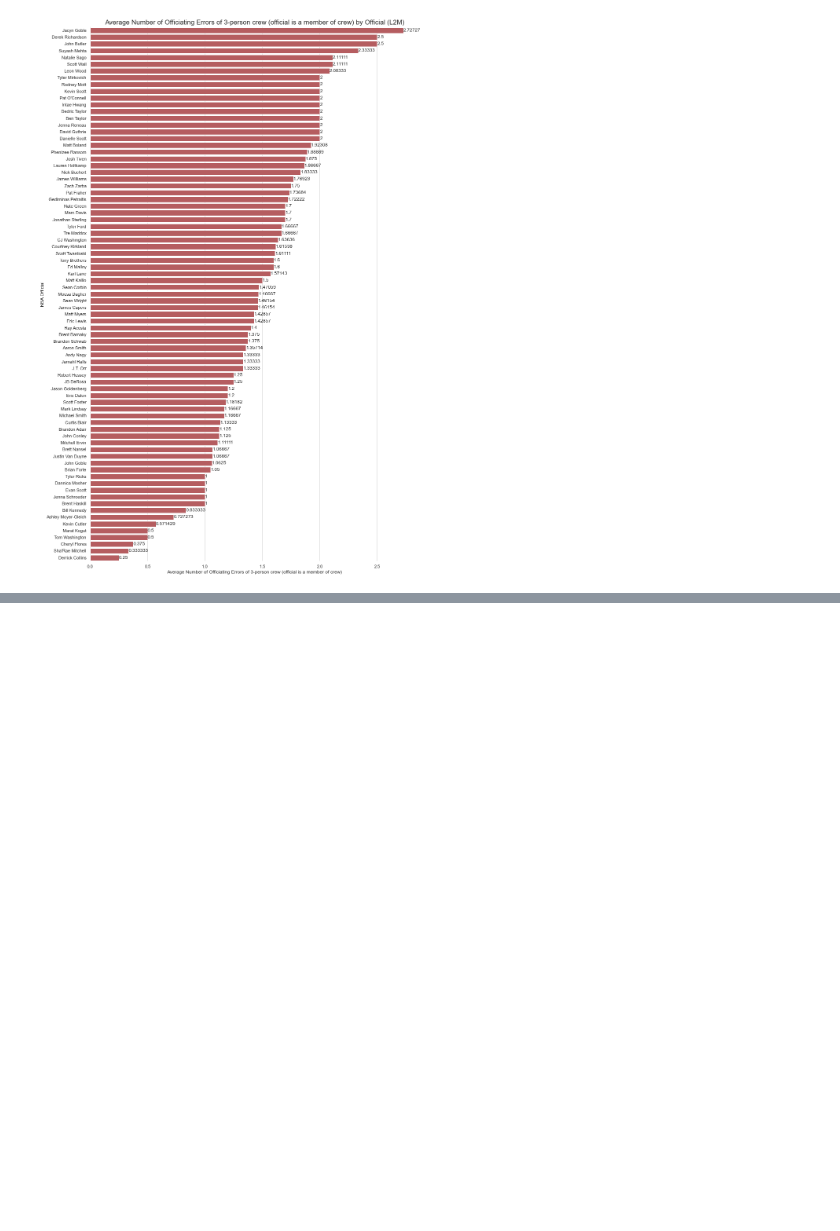
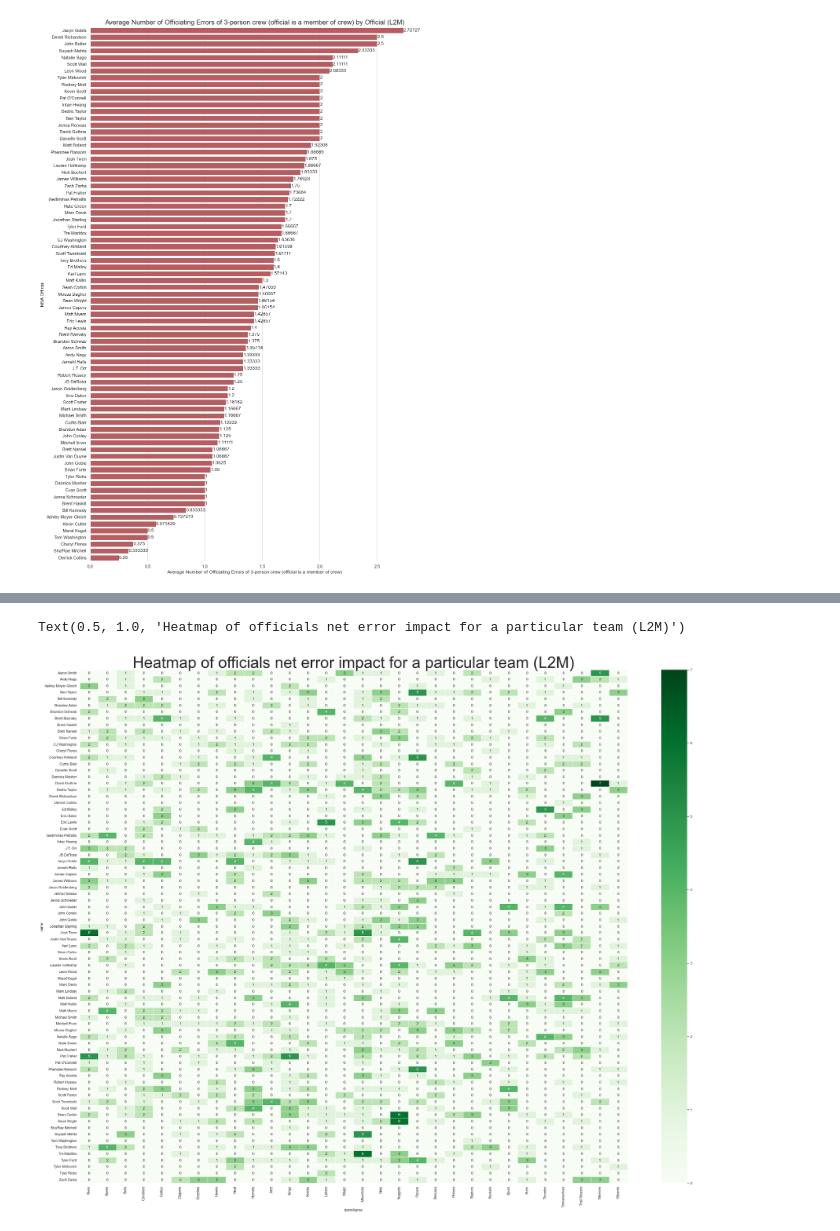
Before and after one commit to adithram/l2m, a Jupyter notebook: notebooks/l2m-visualization.ipynb, the cells around one changed output, grey strips where cells are left out. Saved outputs shown, nothing was run; the diff lists cells and outputs as text; code cells hidden in the pictures; blank space fills up the shorter version.

Commit message:
feat: add ref delta data

```diff
--- a/notebooks/l2m-visualization.ipynb
+++ b/notebooks/l2m-visualization.ipynb
@@ -19,6 +19,7 @@ player_bad_foul_data = pd.read_csv("../data/insights/player_incorrect_fouls.csv"
 officiating_error_data = pd.read_csv("../data/insights/officiating_errors.csv")
 officiating_team_assistive = pd.read_csv("../data/insights/ref_team_assist.csv")
 officiating_team_harmful = pd.read_csv("../data/insights/ref_team_harms.csv")
+officiating_team_delta = pd.read_csv("../data/insights/ref_team_delta.csv")
 # %% [markdown]
 ## Visualizing the teams that benefitted the least/most from officiating errors
 - We notice that the Nuggets have the largest delta in calls that were incorrect and went against them.
@@ -90,0 +86,16 @@ Text(0.5, 1.0, 'Heatmap of officials commiting harmful errors for a particular t
+# %%
+pivoted_delta = officiating_team_delta.pivot("name", "teamName", "errorDelta").fillna(0)
+for col in pivoted_delta.columns:
+    pivoted_delta[col] = pivoted_delta[col].astype(np.int64)
+
+# Generate a custom diverging colormap
+cols = ['red' if x < 0 else 'green' for x in officiating_team_delta.errorDelta]
+
+
+# Draw a heatmap with the numeric values in each cell
+f, ax = plt.subplots(figsize=(39, 30))
+sns.heatmap(pivoted_harmful, annot=True, fmt="d", linewidths=.5, ax=ax, cmap="Greens")
+plt.title('Heatmap of officials net error impact for a particular team (L2M)', fontsize=50)
+# %% [output]
+Text(0.5, 1.0, 'Heatmap of officials net error impact for a particular team (L2M)')
+[figure, added]
```
Also changed, not shown: parts of 4 cells of this notebook, 5 other files.
